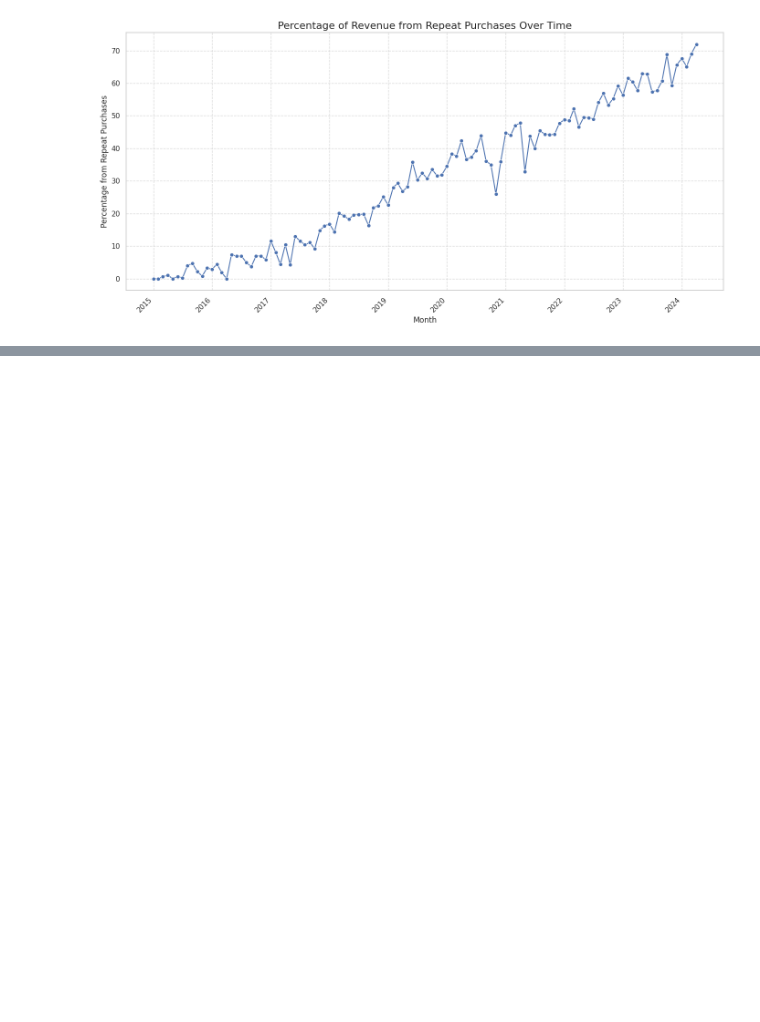
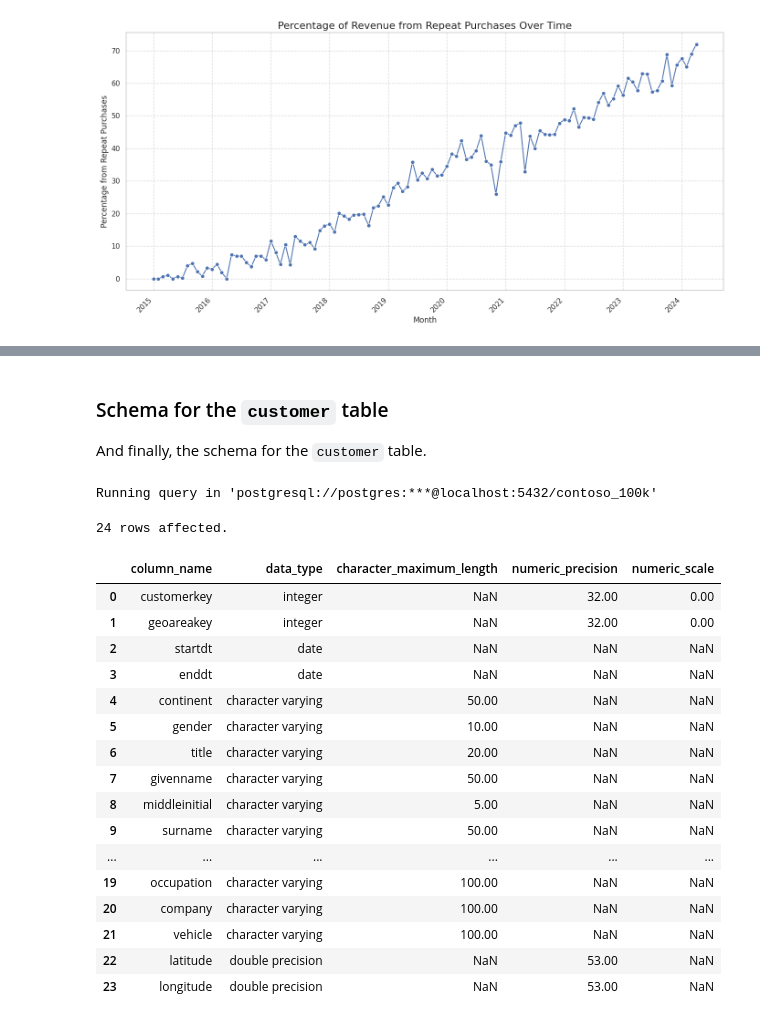
Before and after one commit to C0deB3ast/Data_analysis_work, a Jupyter notebook: Resources/Blank_SQL_Notebook.ipynb, the cells around one changed output, grey strips where cells are left out. Drawn from its saved outputs; the diff is of its cells as text; code cells hidden in the pictures; blank space fills up the shorter version.

```diff
--- a/Resources/Blank_SQL_Notebook.ipynb
+++ b/Resources/Blank_SQL_Notebook.ipynb
@@ -1394,0 +1502,30 @@ plt.show()
+# %% [markdown]
+### Schema for the `customer` table
+
+And finally, the schema for the `customer` table.
+# %%
+%%sql
+SELECT column_name, data_type, character_maximum_length, numeric_precision, numeric_scale
+FROM information_schema.columns
+WHERE table_schema = 'public' AND table_name = 'customer'
+ORDER BY ordinal_position;
+# %% [output]
+Running query in 'postgresql://postgres:***@localhost:5432/contoso_100k'
+24 rows affected.
+|  | column_name | data_type | character_maximum_length | numeric_precision | numeric_scale |
+| 0 | customerkey | integer | NaN | 32.00 | 0.00 |
+| 1 | geoareakey | integer | NaN | 32.00 | 0.00 |
+| 2 | startdt | date | NaN | NaN | NaN |
+| 3 | enddt | date | NaN | NaN | NaN |
+| 4 | continent | character varying | 50.00 | NaN | NaN |
+| 5 | gender | character varying | 10.00 | NaN | NaN |
+| 6 | title | character varying | 20.00 | NaN | NaN |
+| 7 | givenname | character varying | 50.00 | NaN | NaN |
+| 8 | middleinitial | character varying | 5.00 | NaN | NaN |
+| 9 | surname | character varying | 50.00 | NaN | NaN |
+| ... | ... | ... | ... | ... | ... |
+| 19 | occupation | character varying | 100.00 | NaN | NaN |
+| 20 | company | character varying | 100.00 | NaN | NaN |
+| 21 | vehicle | character varying | 100.00 | NaN | NaN |
+| 22 | latitude | double precision | NaN | 53.00 | NaN |
+| 23 | longitude | double precision | NaN | 53.00 | NaN |
```
Also changed, not shown: parts of 7 cells of this notebook.
